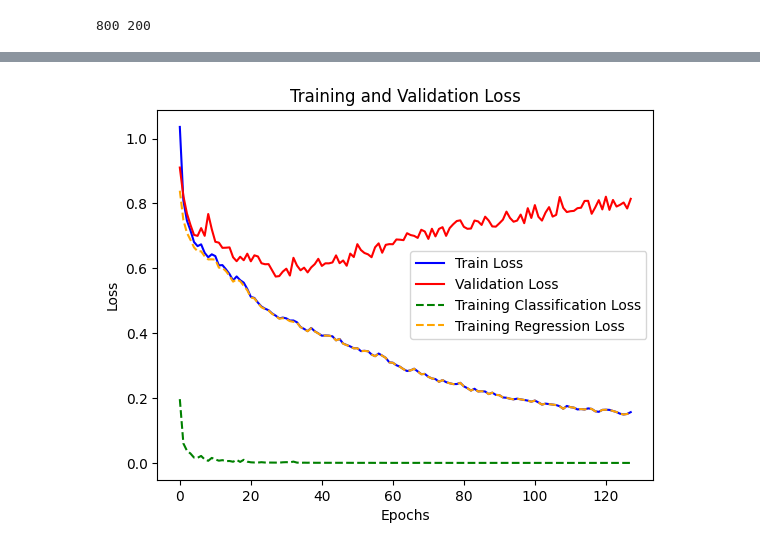
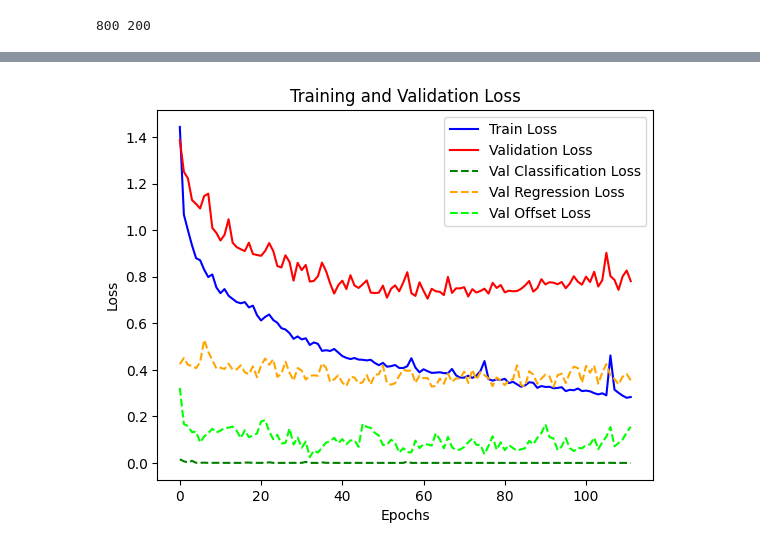
Before and after one commit to seanfoxhay-debug/eclipsing-binaries, a Jupyter notebook: Eclipsing binaries classification.ipynb, the cells around one changed output, grey strips where cells are left out. Saved outputs shown, nothing was run; the diff lists cells and outputs as text; code cells hidden in the pictures.

```diff
--- a/Eclipsing binaries classification.ipynb
+++ b/Eclipsing binaries classification.ipynb
@@ -100,22 +100,29 @@ print(phases_array.shape)
 # where the eclipse minimum does not always occur at exactly the same phase, as is happening here.
 
 # the goal: add an offset to the phases. however, the range of phases should still be 0-0.99
-# for each system, generate a range of 100 points, all from
 
-offsets = np.array([]) # initialise empty array to save offsets for parameter prediction
+# NOTE: rolling must occur during training, randomly per epoch
+# otherwise the model will just learn the shapes and exact locations of the curves, instead of figuring out the phase shift and parameters
+# so: define helper function to use later:
 
-for i in range(phases_array.shape[0]): # loop through every stellar model system:
-    offset_index = np.random.randint(0,99) # generate a random offset from 0-99
-    offsets = np.append(offsets,offset_index) # save the index of the offset
-    phases_a = phases_array[i][offset_index:] # slice the currently iterated phases array FROM offset_index
-    phases_b = phases_array[i][:offset_index] # slice the currently iterated phases array UNTIL offset_index
-    phases_array[i] = np.concatenate((phases_a,phases_b)) # now combined the two above, so that the array is still 0 - 0.99, but now has a random start point
+def random_roll(x, shifts=None):
+    # x: (B, L) tensor. rolls each curve by its own shift using np.roll
+    B, L = x.shape
+    if shifts is None:
+        shifts = np.random.randint(0, L, B)
+    x_np = x.detach().cpu().numpy()
+    rolled = np.stack([np.roll(row, -s) for row, s in zip(x_np, shifts)])
+    # returns the input tensor but rolled, and the shifts used for each batch (size B)
+    return torch.tensor(rolled, dtype=torch.float32, device=x.device), shifts
 
-if "phase_offset" not in param_names:
-    param_names.append("phase_offset")
-print(offsets.size)
+print(np.random.randint(0,100,10))
 
-params["phase_offset"] = offsets
-print(len(params['phase_offset']))
+def offset_target(s, L=100):
+    # treating phases as an angle temporarily, to allow MSE to work with circular data
+    # an offset of 0 and 99 are very close to each other here, but MSE would read them as very far apart.
+    # this fixes that by predicting the cos and sin of offset/100
+
+    angle = 2 * np.pi * torch.as_tensor(s).float() / L
+    return torch.stack([torch.cos(angle), torch.sin(angle)], dim=1)
 # %% [output]
 (1000, 100)
@@ -249,7 +258,7 @@ epochs = 1000
 batch_size = 10
 # %%
 # early stop criteria:
-patience = 100
+patience = 50
 delta = 0.01
 best_val_loss = float("inf")
 no_improvement_count = 0
@@ -431,20 +476,22 @@ tensor([0.4235, 1.0115, 0.1649, 1.6977, 1.4551, 0.2401, 0.2839, 0.1597, 1.8876])
 # %%
 # Plot training/validation loss
 plt.figure()
 plt.plot(train_losses, label="Train Loss", color="blue")
 plt.plot(val_losses, label="Validation Loss", color="red")
-plt.plot(train_C_losses, label='Training Classification Loss', color='green',linestyle='dashed')
-plt.plot(train_R_losses, label='Training Regression Loss', color='orange',linestyle='dashed')
+plt.plot(val_C_losses, label='Val Classification Loss', color='green',linestyle='dashed')
+plt.plot(val_R_losses, label='Val Regression Loss', color='orange',linestyle='dashed')
+plt.plot(val_offset_losses, label='Val Offset Loss',color='lime',linestyle='dashed')
+
 
 #plt.plot(val_C_accuracies, label="Validation Classification Accuracy", color="green")
 #plt.plot(val_R_accuracies, label="Validation Regression Accuracy", color='orange')
 plt.xlabel("Epochs")
 plt.ylabel("Loss")
 plt.title("Training and Validation Loss")
 plt.legend()
 plt.show()
 # %% [output]
-[figure, old version]
+[figure, new version]
 # %%
 # showing beginning and end mse values for each parameter:
 
```
Also changed, not shown: parts of 10 cells of this notebook.
